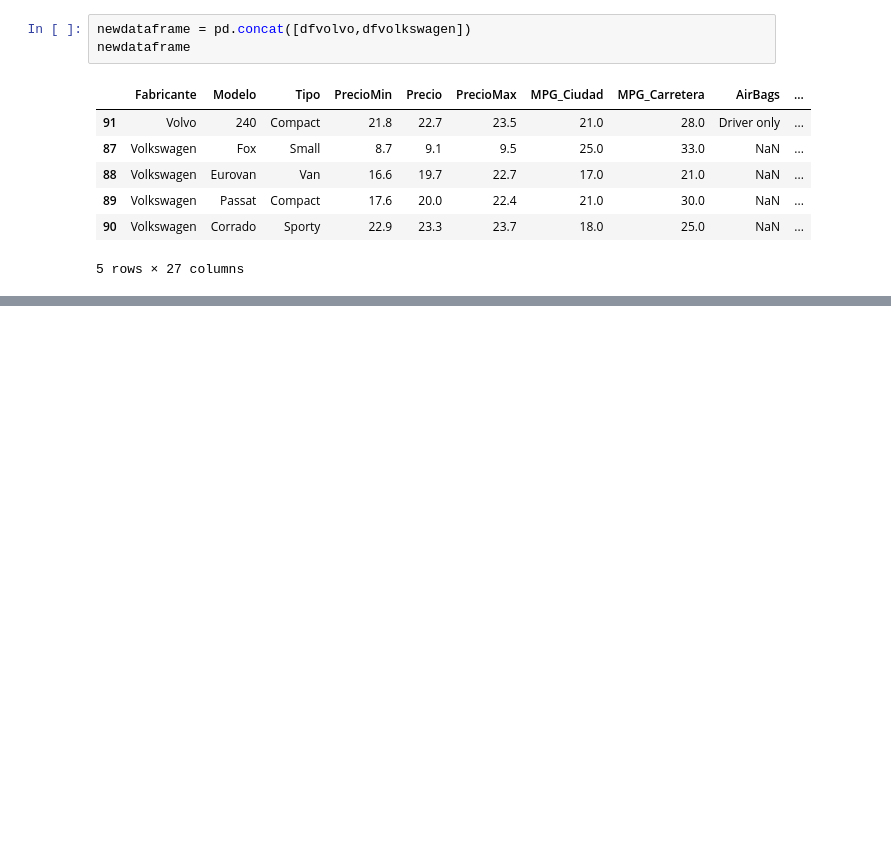
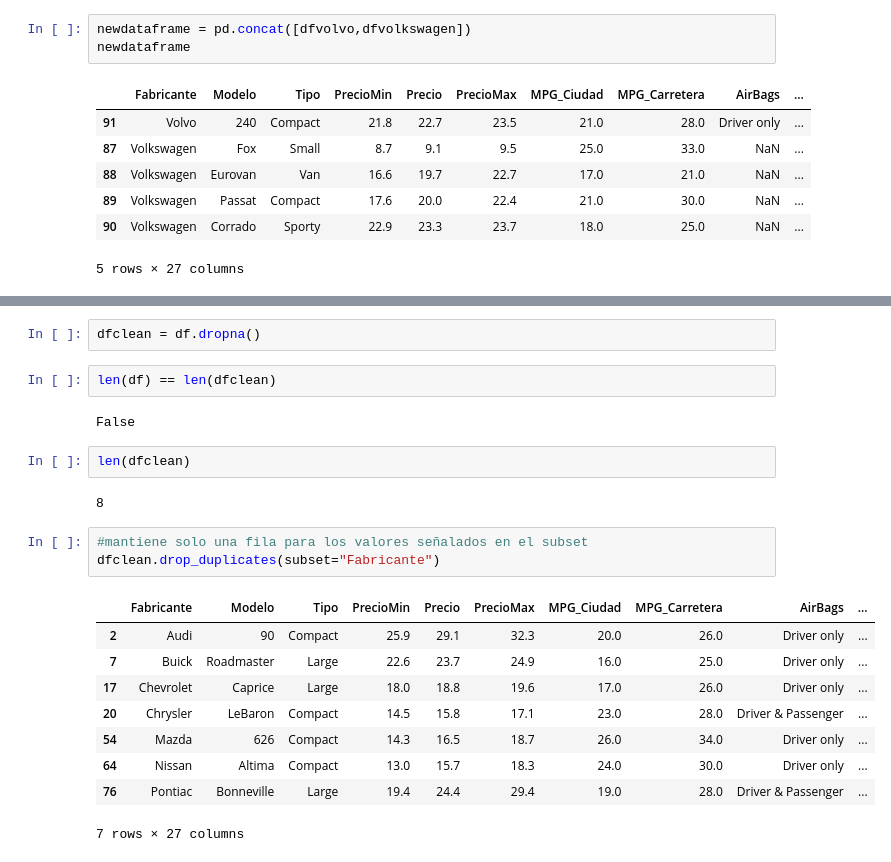
Before and after one commit to AngelTroncoso/BigDataConPython, a Jupyter notebook: BigDataPython.ipynb, the cells around one changed output, grey strips where cells are left out. Cells and saved outputs as stored; diff of their text form; blank space fills up the shorter version.

```diff
--- a/BigDataPython.ipynb
+++ b/BigDataPython.ipynb
@@ -395,0 +425,23 @@ dtype: float64
+# %%
+dfclean = df.dropna()
+# %%
+len(df) == len(dfclean)
+# %% [output]
+False
+# %%
+len(dfclean)
+# %% [output]
+8
+# %%
+#mantiene solo una fila para los valores señalados en el subset
+dfclean.drop_duplicates(subset="Fabricante")
+# %% [output]
+|  | Fabricante | Modelo | Tipo | PrecioMin | Precio | PrecioMax | MPG_Ciudad | MPG_Carretera | AirBags | ... |
+| 2 | Audi | 90 | Compact | 25.9 | 29.1 | 32.3 | 20.0 | 26.0 | Driver only | ... |
+| 7 | Buick | Roadmaster | Large | 22.6 | 23.7 | 24.9 | 16.0 | 25.0 | Driver only | ... |
+| 17 | Chevrolet | Caprice | Large | 18.0 | 18.8 | 19.6 | 17.0 | 26.0 | Driver only | ... |
+| 20 | Chrysler | LeBaron | Compact | 14.5 | 15.8 | 17.1 | 23.0 | 28.0 | Driver & Passenger | ... |
+| 54 | Mazda | 626 | Compact | 14.3 | 16.5 | 18.7 | 26.0 | 34.0 | Driver only | ... |
+| 64 | Nissan | Altima | Compact | 13.0 | 15.7 | 18.3 | 24.0 | 30.0 | Driver only | ... |
+| 76 | Pontiac | Bonneville | Large | 19.4 | 24.4 | 29.4 | 19.0 | 28.0 | Driver & Passenger | ... |
+7 rows × 27 columns
```
Also changed, not shown: parts of 33 cells of this notebook.
